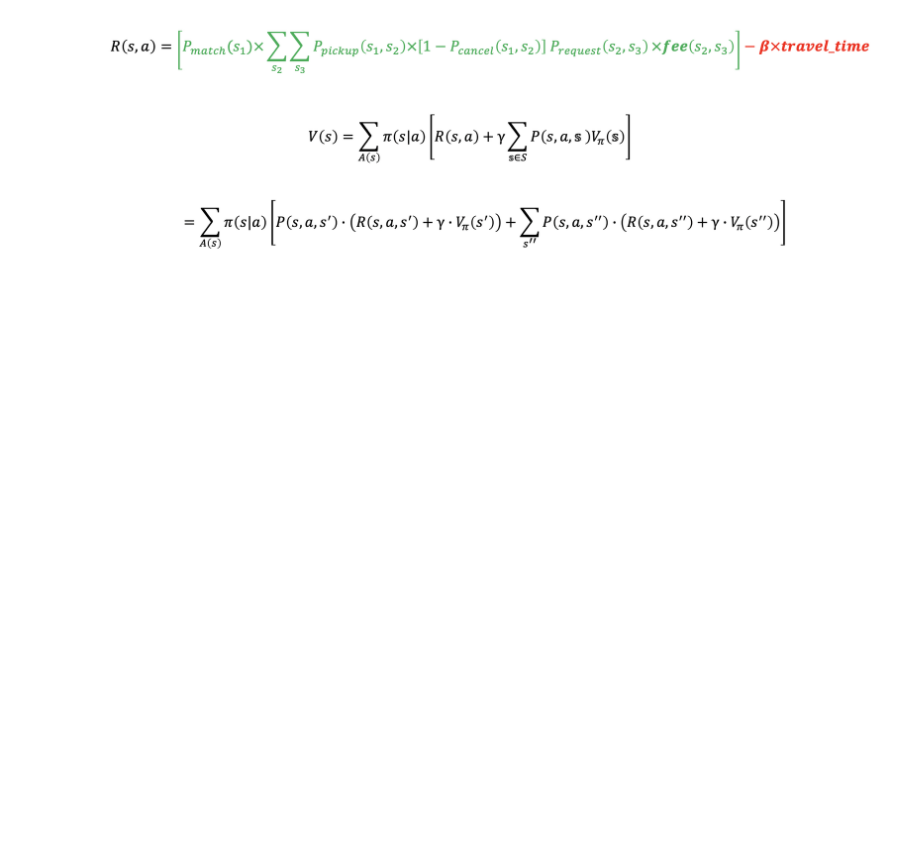
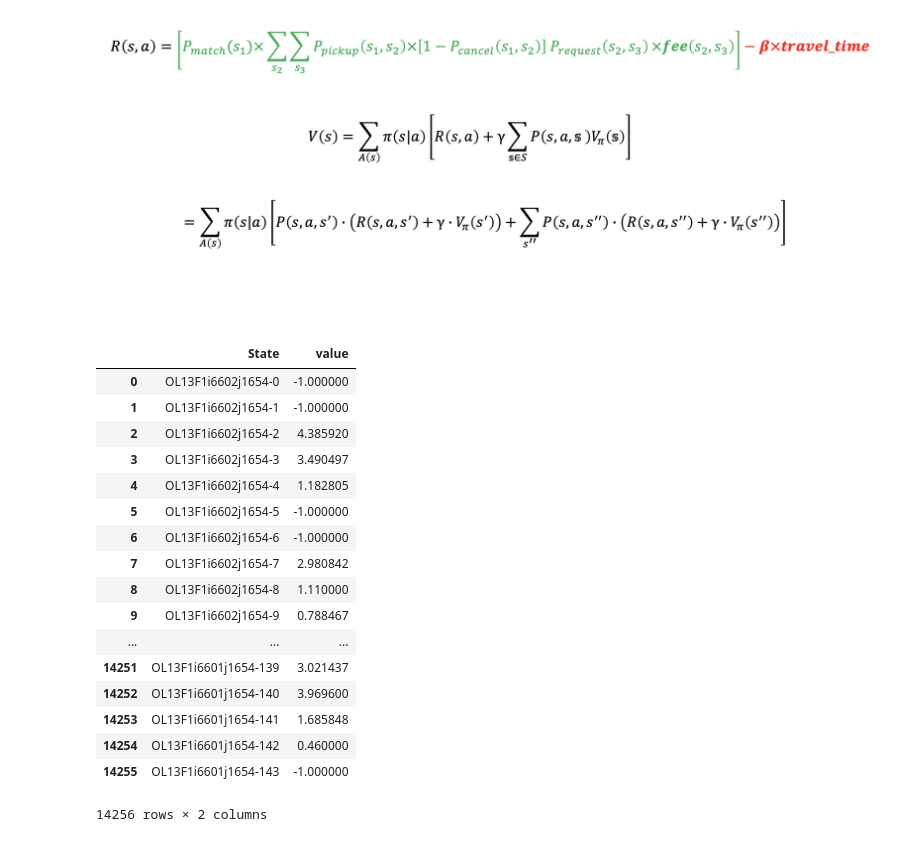
Before and after one commit to marco-yue/KDD_CUP2020, a Jupyter notebook: 08 MDP_Modeling.ipynb, the cells around one changed output. Cells and saved outputs as stored; diff of their text form; code cells hidden in the pictures; blank space fills up the shorter version.

```diff
--- a/08 MDP_Modeling.ipynb
+++ b/08 MDP_Modeling.ipynb
@@ -712,6 +804,33 @@ for i in range(iteration):
     pre_V_sum=Value_record[i]
 
 Optimal_policy=Origin_policy
+# %%
+Value_statistic=pd.DataFrame(Value_record.keys(),columns=['iteration'])
+Value_statistic['V_sum']=Value_record.values()
+Value_statistic
+
+State_value_table=pd.DataFrame(State_value.keys(),columns=['State'])
+State_value_table['value']=State_value.values()
+State_value_table
+# %% [output]
+|  | State | value |
+| 0 | OL13F1i6602j1654-0 | -1.000000 |
+| 1 | OL13F1i6602j1654-1 | -1.000000 |
+| 2 | OL13F1i6602j1654-2 | 4.385920 |
+| 3 | OL13F1i6602j1654-3 | 3.490497 |
+| 4 | OL13F1i6602j1654-4 | 1.182805 |
+| 5 | OL13F1i6602j1654-5 | -1.000000 |
+| 6 | OL13F1i6602j1654-6 | -1.000000 |
+| 7 | OL13F1i6602j1654-7 | 2.980842 |
+| 8 | OL13F1i6602j1654-8 | 1.110000 |
+| 9 | OL13F1i6602j1654-9 | 0.788467 |
+| ... | ... | ... |
+| 14251 | OL13F1i6601j1654-139 | 3.021437 |
+| 14252 | OL13F1i6601j1654-140 | 3.969600 |
+| 14253 | OL13F1i6601j1654-141 | 1.685848 |
+| 14254 | OL13F1i6601j1654-142 | 0.460000 |
+| 14255 | OL13F1i6601j1654-143 | -1.000000 |
+14256 rows × 2 columns
 # %%
 figsize = 16,10
 figure,ax = plt.subplots(figsize=figsize)
```
Also changed, not shown: parts of 21 cells of this notebook.
